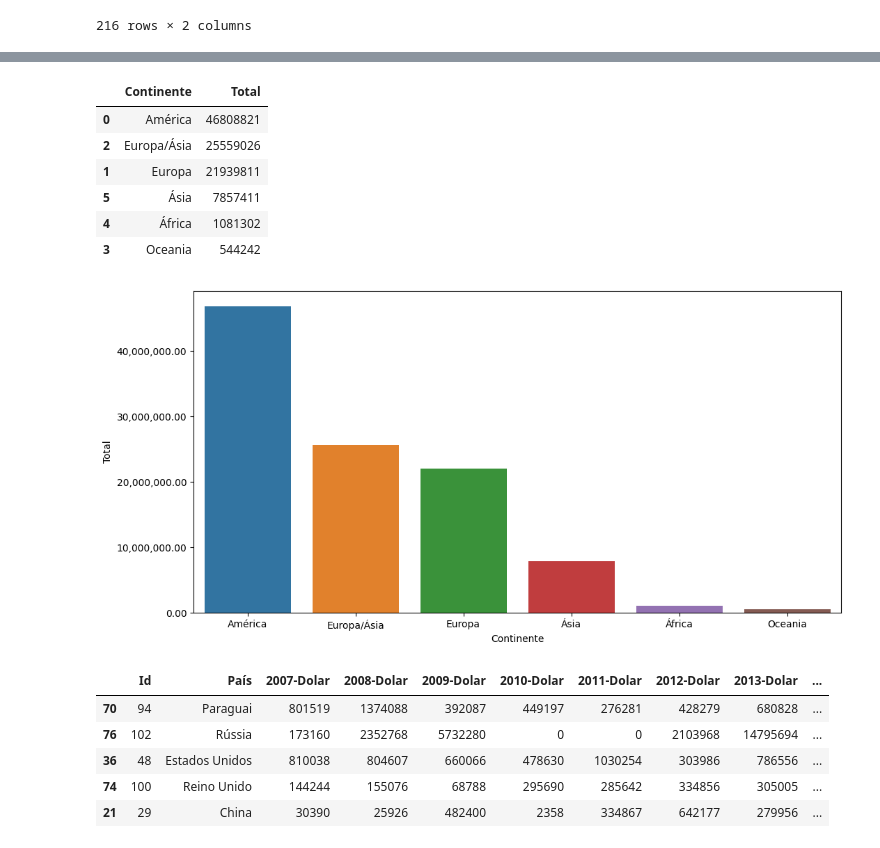
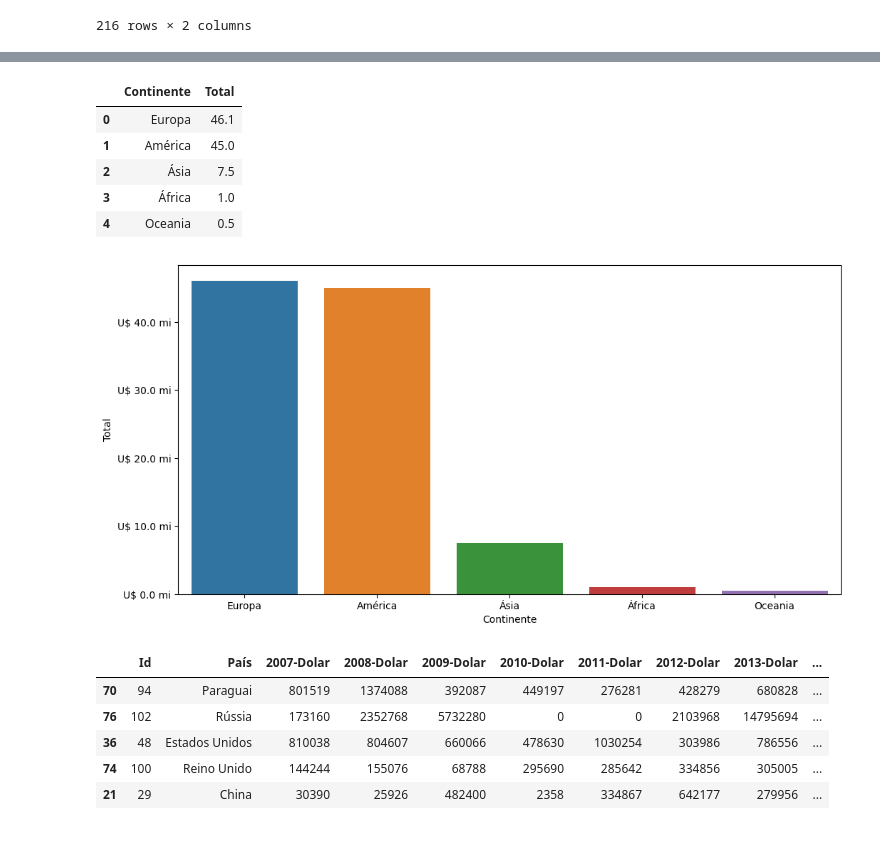
Before and after one commit to afonsosr2/techchallenge-grupo51, a Jupyter notebook: Desafio-vinhos.ipynb, the cells around one changed output, grey strips where cells are left out. Saved outputs shown, nothing was run; the diff lists cells and outputs as text; code cells hidden in the pictures.

```diff
--- a/Desafio-vinhos.ipynb
+++ b/Desafio-vinhos.ipynb
@@ -25,6 +25,6 @@ Columns: 106 entries, Id to 2021.1
 dtypes: int64(105), object(1)
 memory usage: 102.8+ KB
 # %%
-id_pais = dados[["Id","País"]]
-id_pais.head()
+col_pais = dados[["País"]]
+col_pais.head()
 # %% [output]
@@ -49,6 +49,6 @@ dados_15anos.head()
 5 rows × 30 columns
 # %%
 dados_dolar = dados_15anos[dados_15anos.columns[1::2]]
-dados_dolar = id_pais.join(dados_dolar)
+dados_dolar = col_pais.join(dados_dolar)
 dados_dolar.head()
 # %% [output]
@@ -167,25 +169,25 @@ dados_dolar_combinado
 # %%
 vendas_por_continente = dados_dolar_combinado.groupby("Continente").sum()[["Total"]]
+vendas_por_continente = vendas_por_continente.sort_values("Total", ascending=False)
+vendas_por_continente = (vendas_por_continente / 1e6).round(1)
 vendas_por_continente = vendas_por_continente.reset_index()
-vendas_por_continente = vendas_por_continente.sort_values("Total", ascending=False)
 vendas_por_continente
 # %% [output]
 |  | Continente | Total |
-| 0 | América | 46808821 |
-| 2 | Europa/Ásia | 25559026 |
-| 1 | Europa | 21939811 |
-| 5 | Ásia | 7857411 |
-| 4 | África | 1081302 |
-| 3 | Oceania | 544242 |
+| 0 | Europa | 46.1 |
+| 1 | América | 45.0 |
+| 2 | Ásia | 7.5 |
+| 3 | África | 1.0 |
+| 4 | Oceania | 0.5 |
 # %%
 plt.figure(figsize = (12,6))
 axis = sns.barplot(data = vendas_por_continente , x = "Continente", y= "Total")
-axis.yaxis.set_major_formatter(ticker.StrMethodFormatter("{x:,.2f}"))
+axis.yaxis.set_major_formatter(ticker.StrMethodFormatter("U$ {x} mi"))
 #plt.ylim(0,2500000)
 plt.xticks()
 plt.show()
 # %% [output]
-[figure, old version]
+[figure, new version]
 # %%
 dados_dolar_ordenados = dados_dolar_combinado.sort_values("Total", axis= 0 , ascending= False)
 dados_dolar_ordenados.head()
```
Also changed, not shown: parts of 7 cells of this notebook.
